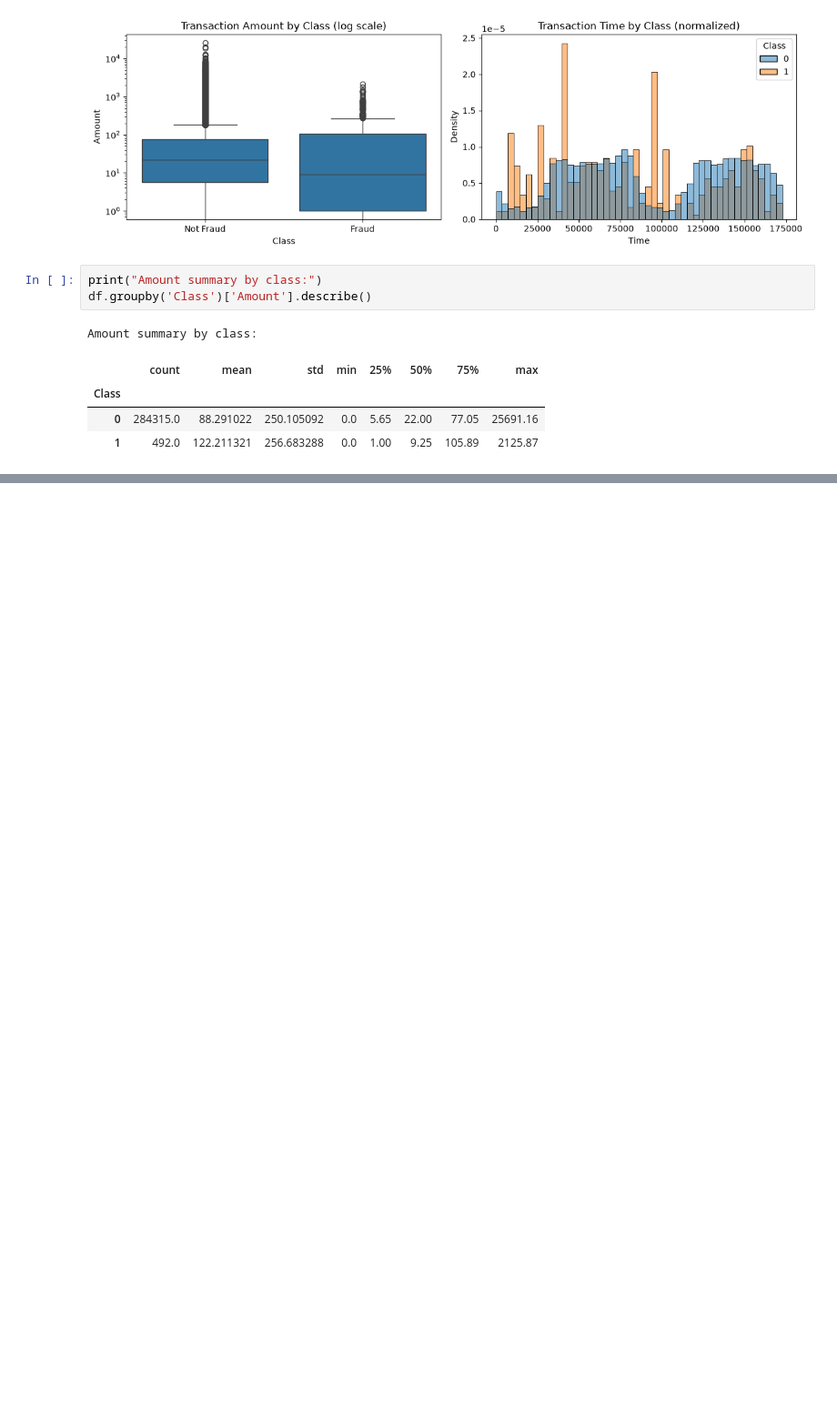
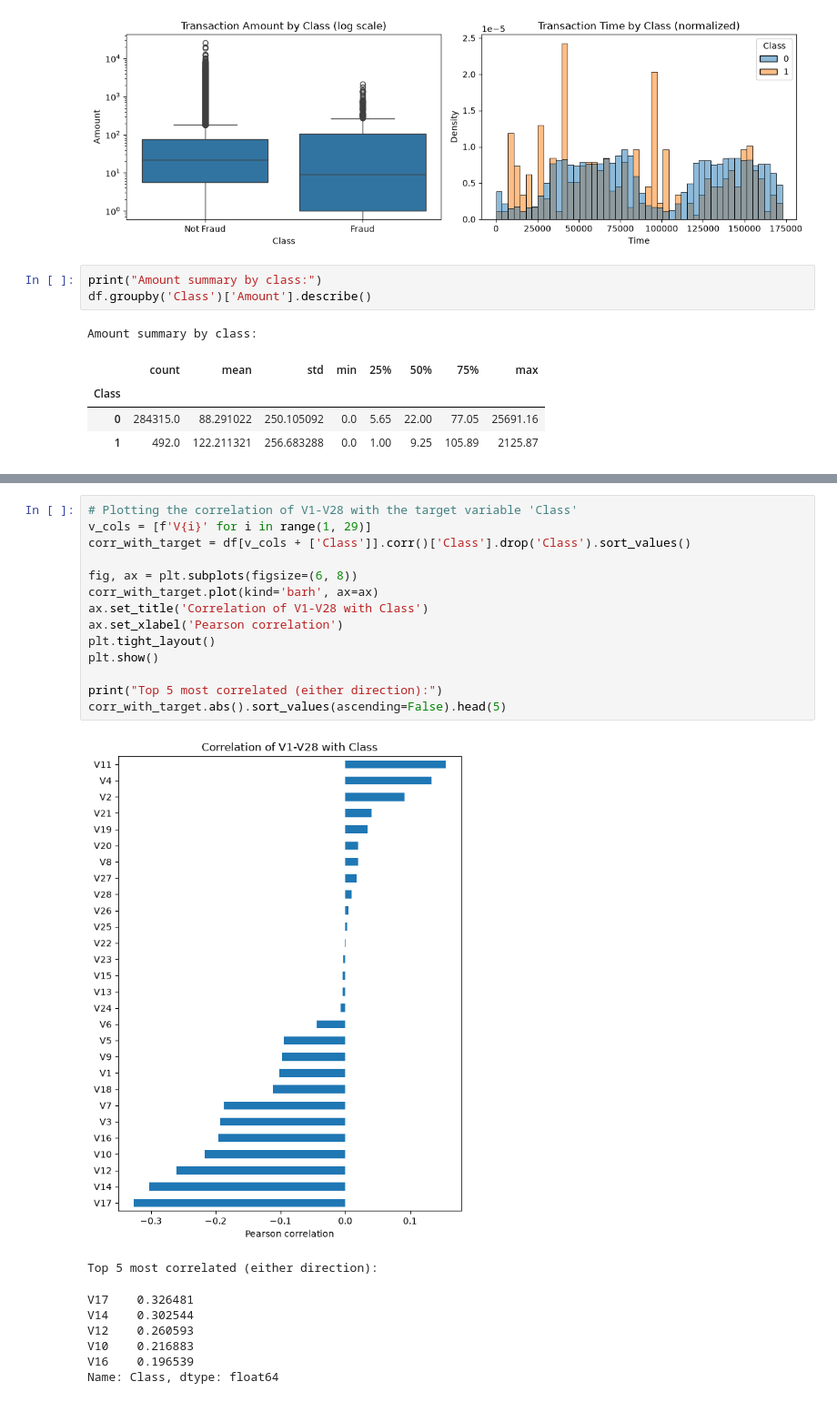
Before and after one commit to RahimAbbas55/Fraud-Radar-ML, a Jupyter notebook: notebooks/01_eda.ipynb, the cells around one changed output, grey strips where cells are left out. Shown at 91% size. Cells and saved outputs as stored; diff of their text form; blank space fills up the shorter version.

Commit message:
Add V1-V28 correlation with target analysis

```diff
--- a/notebooks/01_eda.ipynb
+++ b/notebooks/01_eda.ipynb
@@ -69,0 +74,23 @@ Amount summary by class:
+# %%
+# Plotting the correlation of V1-V28 with the target variable 'Class'
+v_cols = [f'V{i}' for i in range(1, 29)]
+corr_with_target = df[v_cols + ['Class']].corr()['Class'].drop('Class').sort_values()
+
+fig, ax = plt.subplots(figsize=(6, 8))
+corr_with_target.plot(kind='barh', ax=ax)
+ax.set_title('Correlation of V1-V28 with Class')
+ax.set_xlabel('Pearson correlation')
+plt.tight_layout()
+plt.show()
+
+print("Top 5 most correlated (either direction):")
+corr_with_target.abs().sort_values(ascending=False).head(5)
+# %% [output]
+[figure, added]
+Top 5 most correlated (either direction):
+V17    0.326481
+V14    0.302544
+V12    0.260593
+V10    0.216883
+V16    0.196539
+Name: Class, dtype: float64
```
Also changed, not shown: parts of 1 cell of this notebook.
